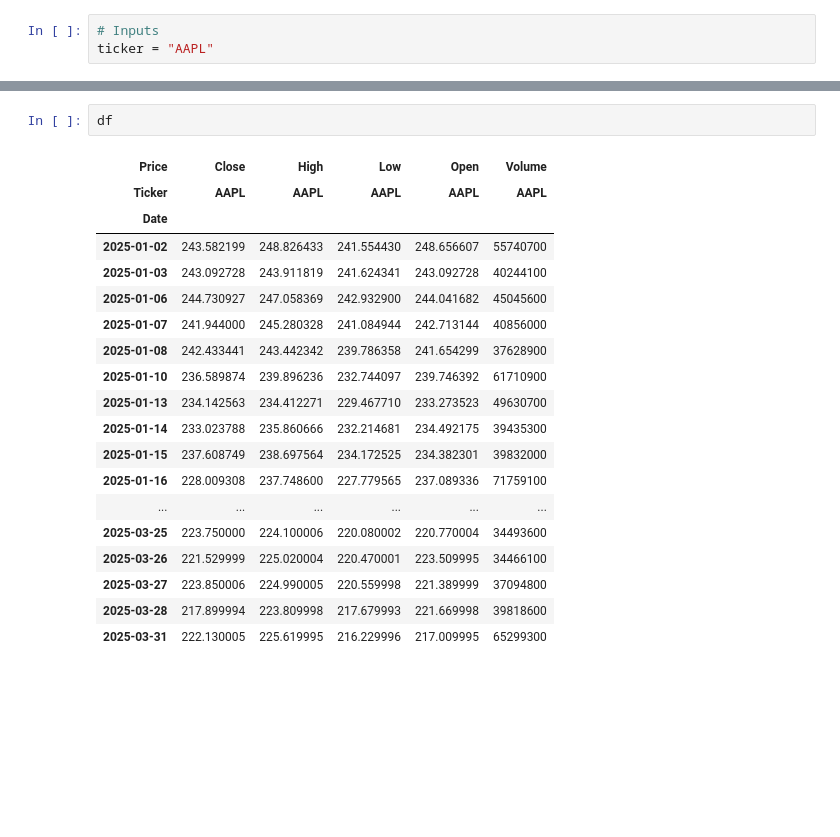
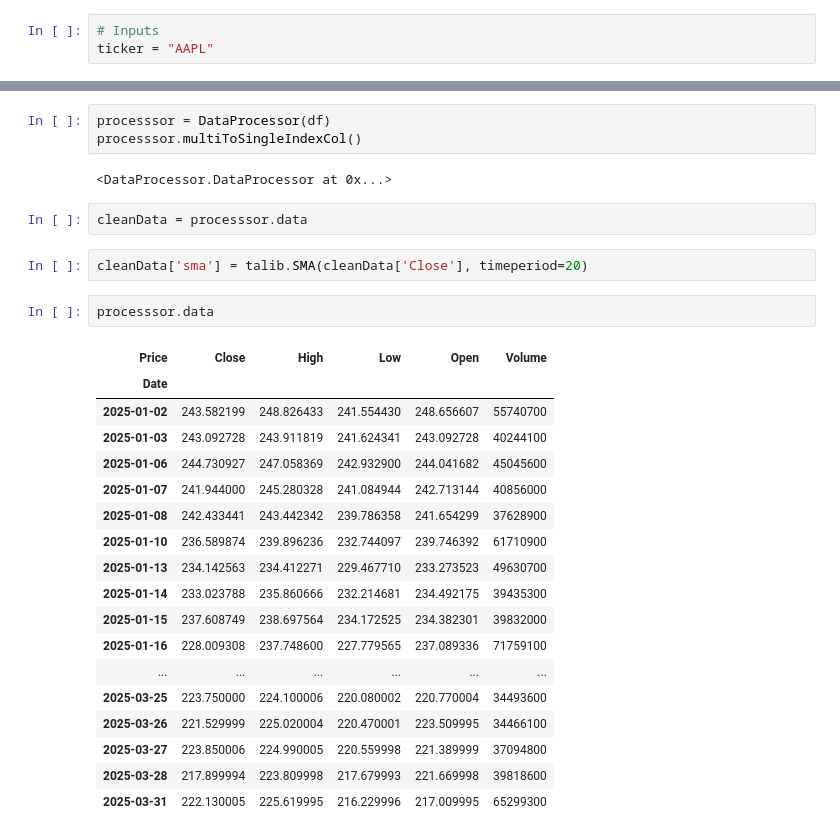
Before and after one commit to anuragsaraf1912/algoTrading, a Jupyter notebook: trial.ipynb, the cells around one changed output, grey strips where cells are left out. Cells and saved outputs as stored; diff of their text form; blank space fills up the shorter version.

```diff
--- a/trial.ipynb
+++ b/trial.ipynb
@@ -15,24 +15,32 @@ df = dataObject.get_data(ticker, '2025-01-01', '2025-04-01')
 YF.download() has changed argument auto_adjust default to True
 [*********************100%***********************]  1 of 1 completed
 # %%
-df
+processsor = DataProcessor(df)
+processsor.multiToSingleIndexCol()
 # %% [output]
-| Price | Close | High | Low | Open | Volume |
-| Ticker | AAPL | AAPL | AAPL | AAPL | AAPL |
-| Date |  |  |  |  |  |
-| 2025-01-02 | 243.582199 | 248.826433 | 241.554430 | 248.656607 | 55740700 |
-| 2025-01-03 | 243.092728 | 243.911819 | 241.624341 | 243.092728 | 40244100 |
-| 2025-01-06 | 244.730927 | 247.058369 | 242.932900 | 244.041682 | 45045600 |
-| 2025-01-07 | 241.944000 | 245.280328 | 241.084944 | 242.713144 | 40856000 |
-| 2025-01-08 | 242.433441 | 243.442342 | 239.786358 | 241.654299 | 37628900 |
-| 2025-01-10 | 236.589874 | 239.896236 | 232.744097 | 239.746392 | 61710900 |
-| 2025-01-13 | 234.142563 | 234.412271 | 229.467710 | 233.273523 | 49630700 |
-| 2025-01-14 | 233.023788 | 235.860666 | 232.214681 | 234.492175 | 39435300 |
-| 2025-01-15 | 237.608749 | 238.697564 | 234.172525 | 234.382301 | 39832000 |
-| 2025-01-16 | 228.009308 | 237.748600 | 227.779565 | 237.089336 | 71759100 |
-| ... | ... | ... | ... | ... | ... |
-| 2025-03-25 | 223.750000 | 224.100006 | 220.080002 | 220.770004 | 34493600 |
-| 2025-03-26 | 221.529999 | 225.020004 | 220.470001 | 223.509995 | 34466100 |
-| 2025-03-27 | 223.850006 | 224.990005 | 220.559998 | 221.389999 | 37094800 |
-| 2025-03-28 | 217.899994 | 223.809998 | 217.679993 | 221.669998 | 39818600 |
-| 2025-03-31 | 222.130005 | 225.619995 | 216.229996 | 217.009995 | 65299300 |
+<DataProcessor.DataProcessor at 0x...>
+# %%
+cleanData = processsor.data
+# %%
+cleanData['sma'] = talib.SMA(cleanData['Close'], timeperiod=20)
+# %%
+processsor.data
+# %% [output]
+| Price | Close | High | Low | Open | Volume |
+| Date |  |  |  |  |  |
+| 2025-01-02 | 243.582199 | 248.826433 | 241.554430 | 248.656607 | 55740700 |
+| 2025-01-03 | 243.092728 | 243.911819 | 241.624341 | 243.092728 | 40244100 |
+| 2025-01-06 | 244.730927 | 247.058369 | 242.932900 | 244.041682 | 45045600 |
+| 2025-01-07 | 241.944000 | 245.280328 | 241.084944 | 242.713144 | 40856000 |
+| 2025-01-08 | 242.433441 | 243.442342 | 239.786358 | 241.654299 | 37628900 |
+| 2025-01-10 | 236.589874 | 239.896236 | 232.744097 | 239.746392 | 61710900 |
+| 2025-01-13 | 234.142563 | 234.412271 | 229.467710 | 233.273523 | 49630700 |
+| 2025-01-14 | 233.023788 | 235.860666 | 232.214681 | 234.492175 | 39435300 |
+| 2025-01-15 | 237.608749 | 238.697564 | 234.172525 | 234.382301 | 39832000 |
+| 2025-01-16 | 228.009308 | 237.748600 | 227.779565 | 237.089336 | 71759100 |
+| ... | ... | ... | ... | ... | ... |
+| 2025-03-25 | 223.750000 | 224.100006 | 220.080002 | 220.770004 | 34493600 |
+| 2025-03-26 | 221.529999 | 225.020004 | 220.470001 | 223.509995 | 34466100 |
+| 2025-03-27 | 223.850006 | 224.990005 | 220.559998 | 221.389999 | 37094800 |
+| 2025-03-28 | 217.899994 | 223.809998 | 217.679993 | 221.669998 | 39818600 |
+| 2025-03-31 | 222.130005 | 225.619995 | 216.229996 | 217.009995 | 65299300 |
```
Also changed, not shown: parts of 3 cells of this notebook, 2 other files.
